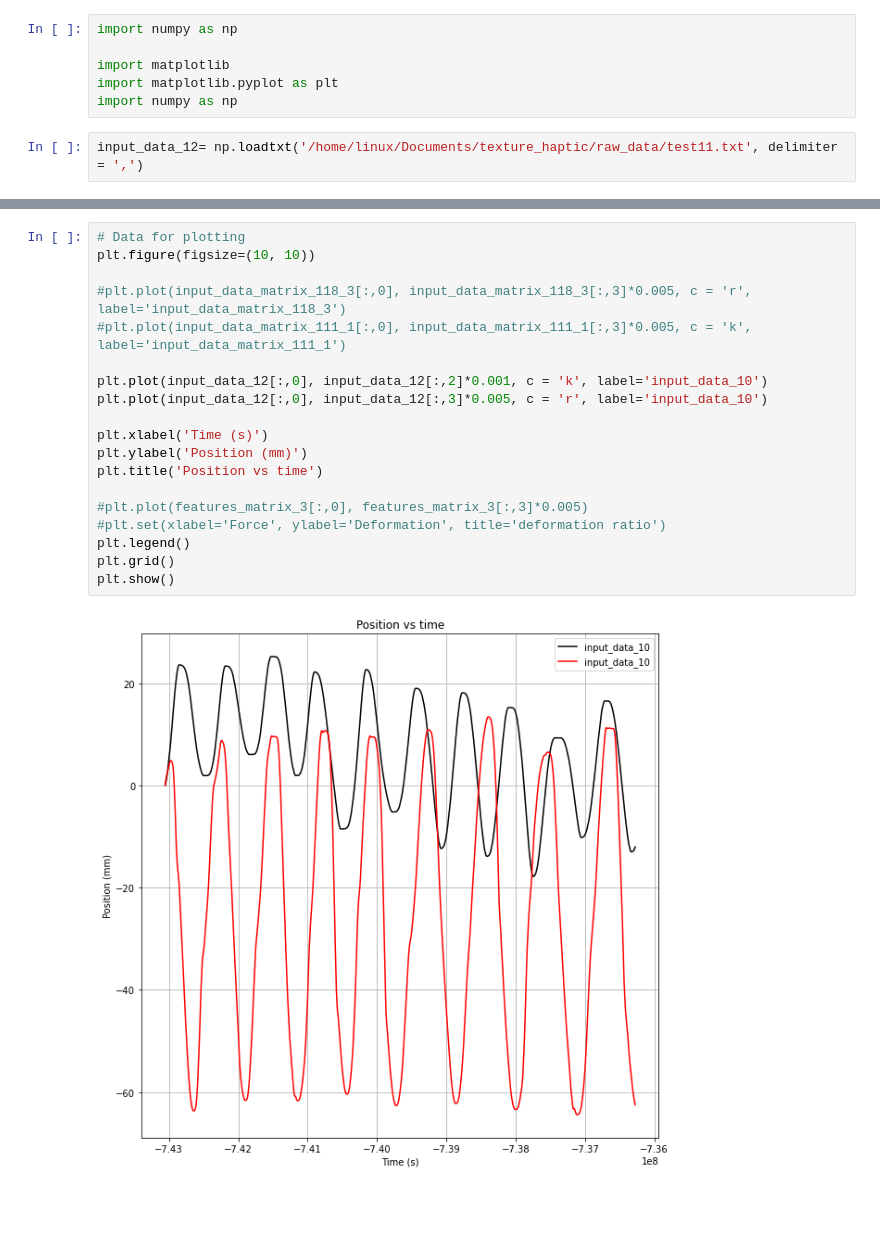
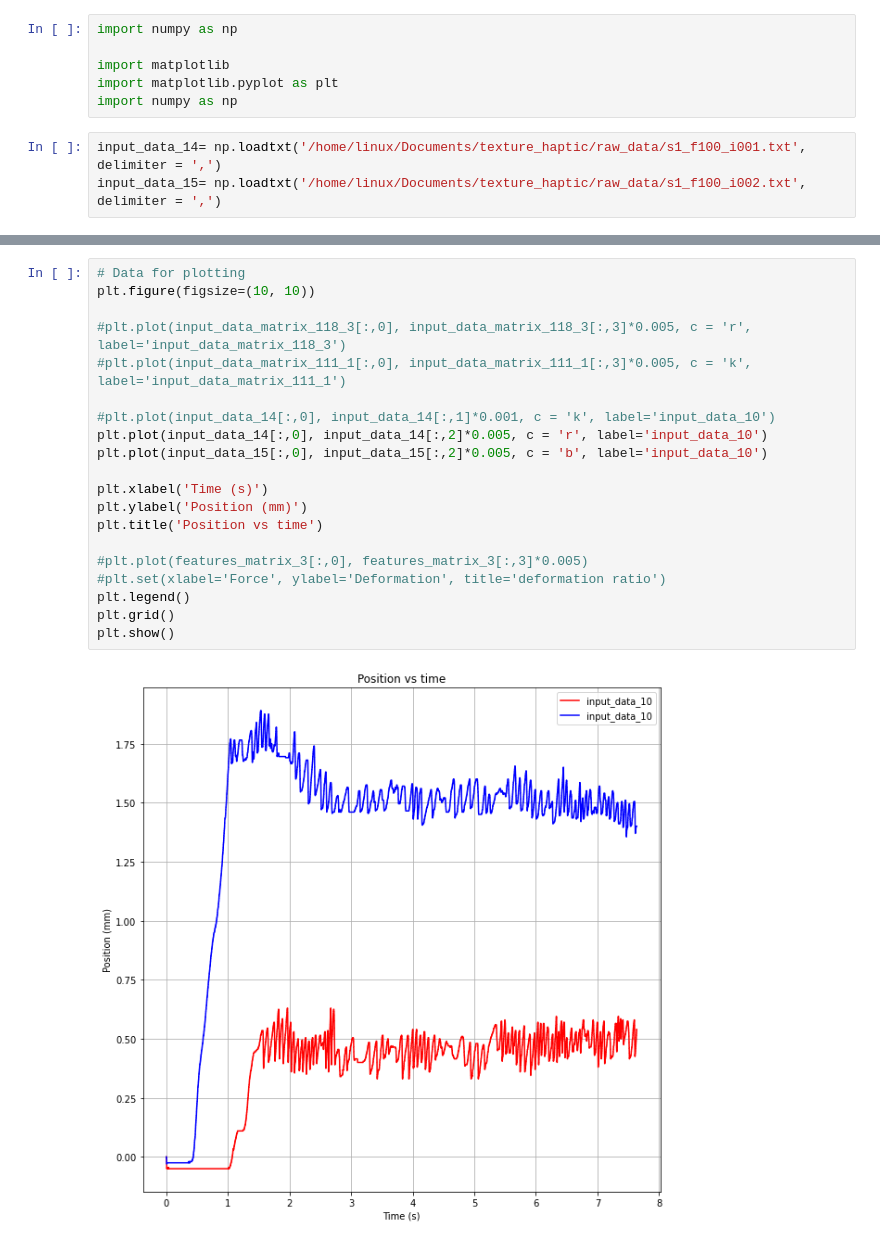
Before and after one commit to malithjkd/texture_haptic, a Jupyter notebook: data_processing/data_visulalization.ipynb, the cells around one changed output, grey strips where cells are left out. Cells and saved outputs as stored; diff of their text form; blank space fills up the shorter version.

```diff
--- a/data_processing/data_visulalization.ipynb
+++ b/data_processing/data_visulalization.ipynb
@@ -5,5 +5,6 @@ import matplotlib
 import matplotlib.pyplot as plt
 import numpy as np
 # %%
-input_data_12= np.loadtxt('/home/linux/Documents/texture_haptic/raw_data/test11.txt', delimiter = ',')
+input_data_14= np.loadtxt('/home/linux/Documents/texture_haptic/raw_data/s1_f100_i001.txt', delimiter = ',')
+input_data_15= np.loadtxt('/home/linux/Documents/texture_haptic/raw_data/s1_f100_i002.txt', delimiter = ',')
 # %%
@@ -25,21 +20,22 @@ array([[-7.43052622e+08, -7.43052621e+08,  1.50000000e+01,
 # %%
 # Data for plotting
 plt.figure(figsize=(10, 10))
 
 #plt.plot(input_data_matrix_118_3[:,0], input_data_matrix_118_3[:,3]*0.005, c = 'r', label='input_data_matrix_118_3')
 #plt.plot(input_data_matrix_111_1[:,0], input_data_matrix_111_1[:,3]*0.005, c = 'k', label='input_data_matrix_111_1')
 
-plt.plot(input_data_12[:,0], input_data_12[:,2]*0.001, c = 'k', label='input_data_10')
-plt.plot(input_data_12[:,0], input_data_12[:,3]*0.005, c = 'r', label='input_data_10')
+#plt.plot(input_data_14[:,0], input_data_14[:,1]*0.001, c = 'k', label='input_data_10')
+plt.plot(input_data_14[:,0], input_data_14[:,2]*0.005, c = 'r', label='input_data_10')
+plt.plot(input_data_15[:,0], input_data_15[:,2]*0.005, c = 'b', label='input_data_10')
 
 plt.xlabel('Time (s)')
 plt.ylabel('Position (mm)')
 plt.title('Position vs time')
 
 #plt.plot(features_matrix_3[:,0], features_matrix_3[:,3]*0.005)
 #plt.set(xlabel='Force', ylabel='Deformation', title='deformation ratio')
 plt.legend()
 plt.grid()
 plt.show()
 # %% [output]
-[figure, old version]
+[figure, new version]
```
Also changed, not shown: parts of 1 cell of this notebook, 4 other files.
